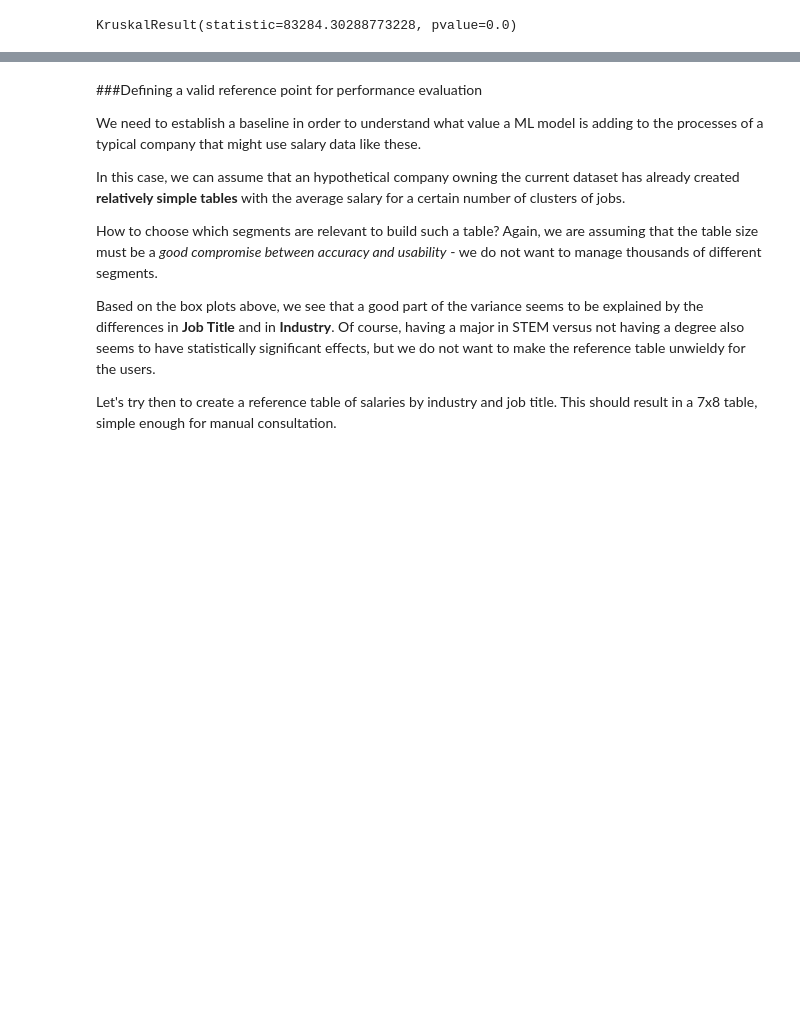
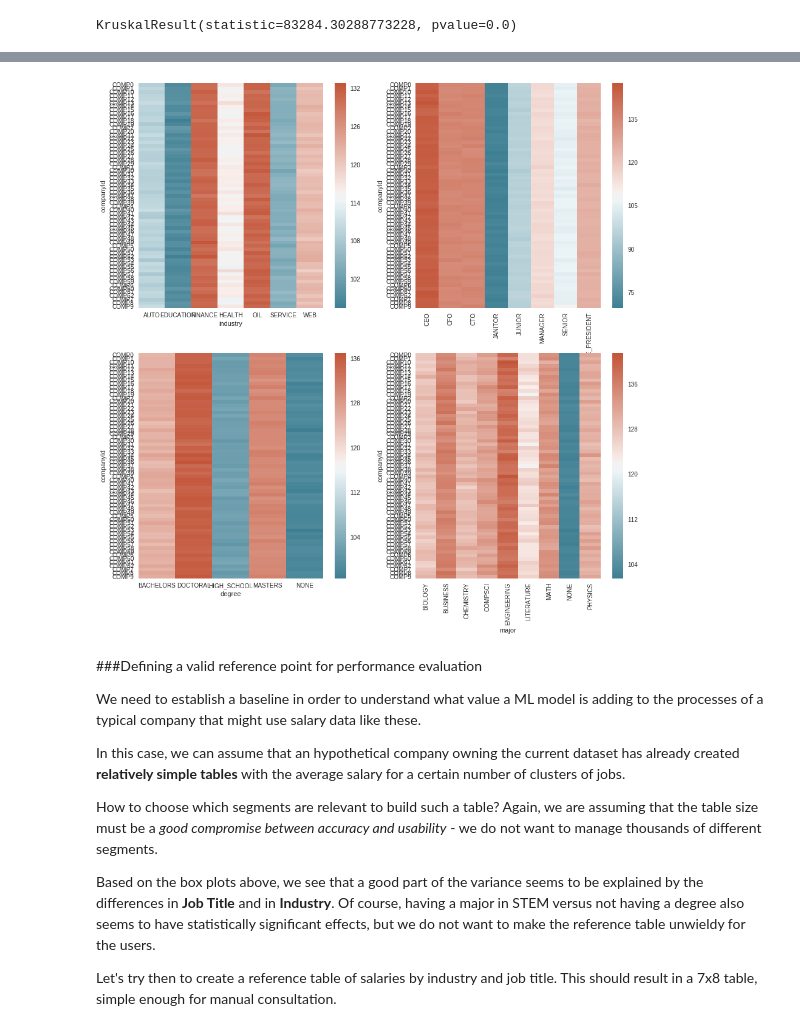
Before and after one commit to liapunov/HRdata, a Jupyter notebook: HRdataNotebook.ipynb, the cells around one changed output, grey strips where cells are left out. Cells and saved outputs as stored; diff of their text form; code cells hidden in the pictures; blank space fills up the shorter version.

```diff
--- a/HRdataNotebook.ipynb
+++ b/HRdataNotebook.ipynb
@@ -209,3 +263,18 @@ sb.pairplot(train_feat_salary, hue="industry", vars=["yearsExperience","salary",
+# %%
+# create a heatmap based on pivot tables with mean aggregate
+def hmap_pivot_mean(data, x, y, target, ax):
+    sb.heatmap(data.pivot_table(index=x,columns=y,values=target, aggfunc=np.mean),\
+               cmap=sb.diverging_palette(220, 20, as_cmap=True), ax=ax)
+
+fig_comp,ax_comp = plt.subplots(figsize=(15,15), nrows=2,ncols=2)
+
+
+hmap_pivot_mean(data=train_feat_salary, x="companyId",y="industry",target="salary", ax=ax_comp[0][0])
+hmap_pivot_mean(data=train_feat_salary, x="companyId",y="jobType",target="salary", ax=ax_comp[0][1])
+hmap_pivot_mean(data=train_feat_salary, x="companyId",y="degree",target="salary", ax=ax_comp[1][0])
+hmap_pivot_mean(data=train_feat_salary, x="companyId",y="major",target="salary", ax=ax_comp[1][1])
+# %% [output]
+[figure, added]
 # %% [markdown]
 ###Defining a valid reference point for performance evaluation
 
```
Also changed, not shown: parts of 63 cells of this notebook.
